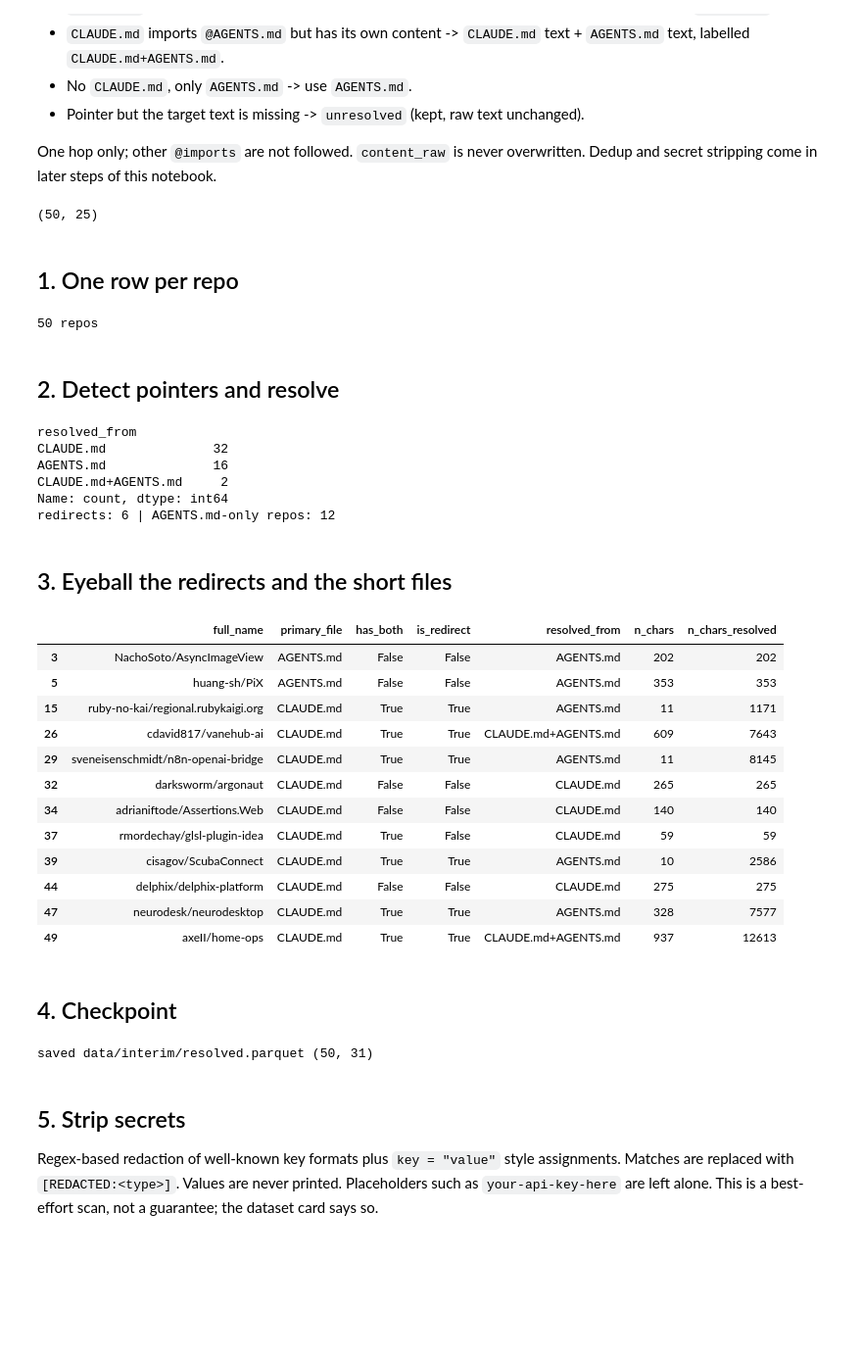
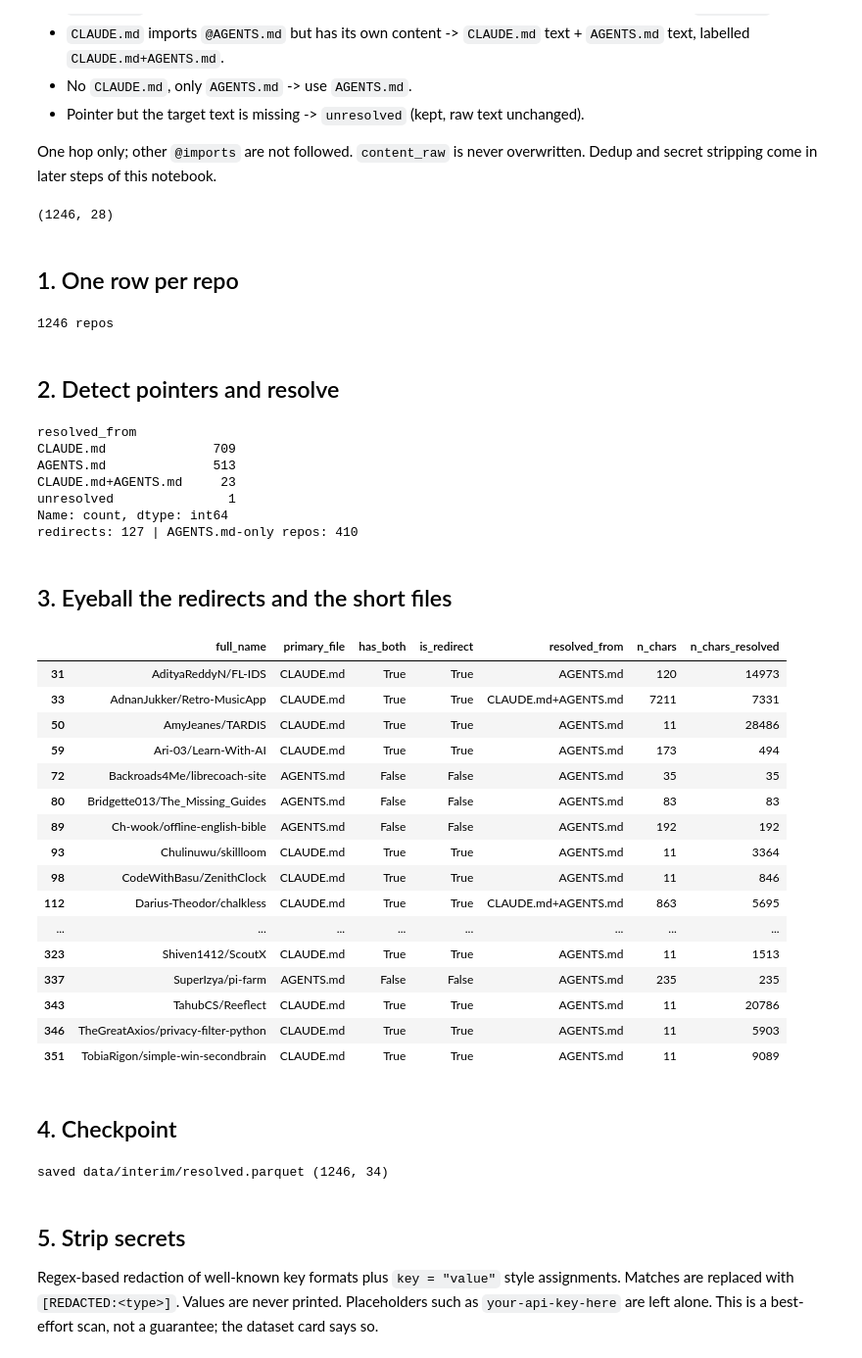
Before and after one commit to TheArnavBatra/claude-md-study, a Jupyter notebook: 02_clean.ipynb, the cells around one changed output. Shown at 98% size. Drawn from its saved outputs; the diff is of its cells as text; code cells hidden in the pictures; blank space fills up the shorter version.

```diff
--- a/02_clean.ipynb
+++ b/02_clean.ipynb
@@ -10,11 +10,11 @@ The unit is the **repo**. Each repo gets one `content_resolved` and a `resolved_
 
 One hop only; other `@imports` are not followed. `content_raw` is never overwritten. Dedup and secret stripping come in later steps of this notebook.
 # %%
-import re
+import os, re
 from pathlib import Path
 import pandas as pd
 
-IN_PATH = Path("data/raw/pilot_50.parquet")
+IN_PATH = Path(os.environ.get("IN_PATH", "data/raw/full_1250.parquet"))
 OUT_PATH = Path("data/interim/resolved.parquet")
 POINTER_MAX_CHARS = 500          # a CLAUDE.md shorter than this that mentions AGENTS.md is treated as a pointer
 IMPORT_RE = re.compile(r"(^|\s)@\.?/?AGENTS\.md\b", re.I)
@@ -23,7 +23,7 @@ MENTION_RE = re.compile(r"AGENTS\.md", re.I)
 raw = pd.read_parquet(IN_PATH)
 print(raw.shape)
 # %% [output]
-(50, 25)
+(1246, 28)
 # %% [markdown]
 ## 1. One row per repo
 # %%
@@ -31,7 +31,7 @@ repos = raw.drop_duplicates("full_name").copy()    # one row per repo; claude_te
 repos["claude_symlink_to_agents"] = repos["claude_symlink_target"].fillna("").str.contains("AGENTS.md", case=False)
 print(len(repos), "repos")
 # %% [output]
-50 repos
+1246 repos
 # %% [markdown]
 ## 2. Detect pointers and resolve
 # %%
@@ -58,30 +58,35 @@ print(repos["resolved_from"].value_counts())
 print("redirects:", repos["is_redirect"].sum(), "| AGENTS.md-only repos:", repos["no_claude_md"].sum())
 # %% [output]
 resolved_from
-CLAUDE.md              32
-AGENTS.md              16
-CLAUDE.md+AGENTS.md     2
+CLAUDE.md              709
+AGENTS.md              513
+CLAUDE.md+AGENTS.md     23
+unresolved               1
 Name: count, dtype: int64
-redirects: 6 | AGENTS.md-only repos: 12
+redirects: 127 | AGENTS.md-only repos: 410
 # %% [markdown]
 ## 3. Eyeball the redirects and the short files
 # %%
 repos.loc[repos.is_redirect | (repos.n_chars_resolved < 400),
-          ["full_name", "primary_file", "has_both", "is_redirect", "resolved_from", "n_chars", "n_chars_resolved"]]
+          ["full_name", "primary_file", "has_both", "is_redirect", "resolved_from", "n_chars", "n_chars_resolved"]].head(40)
 # %% [output]
 |  | full_name | primary_file | has_both | is_redirect | resolved_from | n_chars | n_chars_resolved |
-| 3 | NachoSoto/AsyncImageView | AGENTS.md | False | False | AGENTS.md | 202 | 202 |
-| 5 | huang-sh/PiX | AGENTS.md | False | False | AGENTS.md | 353 | 353 |
-| 15 | ruby-no-kai/regional.rubykaigi.org | CLAUDE.md | True | True | AGENTS.md | 11 | 1171 |
-| 26 | cdavid817/vanehub-ai | CLAUDE.md | True | True | CLAUDE.md+AGENTS.md | 609 | 7643 |
-| 29 | sveneisenschmidt/n8n-openai-bridge | CLAUDE.md | True | True | AGENTS.md | 11 | 8145 |
-| 32 | darksworm/argonaut | CLAUDE.md | False | False | CLAUDE.md | 265 | 265 |
-| 34 | adrianiftode/Assertions.Web | CLAUDE.md | False | False | CLAUDE.md | 140 | 140 |
-| 37 | rmordechay/glsl-plugin-idea | CLAUDE.md | True | False | CLAUDE.md | 59 | 59 |
-| 39 | cisagov/ScubaConnect | CLAUDE.md | True | True | AGENTS.md | 10 | 2586 |
-| 44 | delphix/delphix-platform | CLAUDE.md | False | False | CLAUDE.md | 275 | 275 |
-| 47 | neurodesk/neurodesktop | CLAUDE.md | True | True | AGENTS.md | 328 | 7577 |
-| 49 | axeII/home-ops | CLAUDE.md | True | True | CLAUDE.md+AGENTS.md | 937 | 12613 |
+| 31 | AdityaReddyN/FL-IDS | CLAUDE.md | True | True | AGENTS.md | 120 | 14973 |
+| 33 | AdnanJukker/Retro-MusicApp | CLAUDE.md | True | True | CLAUDE.md+AGENTS.md | 7211 | 7331 |
+| 50 | AmyJeanes/TARDIS | CLAUDE.md | True | True | AGENTS.md | 11 | 28486 |
+| 59 | Ari-03/Learn-With-AI | CLAUDE.md | True | True | AGENTS.md | 173 | 494 |
+| 72 | Backroads4Me/librecoach-site | AGENTS.md | False | False | AGENTS.md | 35 | 35 |
+| 80 | Bridgette013/The_Missing_Guides | AGENTS.md | False | False | AGENTS.md | 83 | 83 |
+| 89 | Ch-wook/offline-english-bible | AGENTS.md | False | False | AGENTS.md | 192 | 192 |
+| 93 | Chulinuwu/skillloom | CLAUDE.md | True | True | AGENTS.md | 11 | 3364 |
+| 98 | CodeWithBasu/ZenithClock | CLAUDE.md | True | True | AGENTS.md | 11 | 846 |
+| 112 | Darius-Theodor/chalkless | CLAUDE.md | True | True | CLAUDE.md+AGENTS.md | 863 | 5695 |
+| ... | ... | ... | ... | ... | ... | ... | ... |
+| 323 | Shiven1412/ScoutX | CLAUDE.md | True | True | AGENTS.md | 11 | 1513 |
+| 337 | SuperIzya/pi-farm | AGENTS.md | False | False | AGENTS.md | 235 | 235 |
+| 343 | TahubCS/Reeflect | CLAUDE.md | True | True | AGENTS.md | 11 | 20786 |
+| 346 | TheGreatAxios/privacy-filter-python | CLAUDE.md | True | True | AGENTS.md | 11 | 5903 |
+| 351 | TobiaRigon/simple-win-secondbrain | CLAUDE.md | True | True | AGENTS.md | 11 | 9089 |
 # %% [markdown]
 ## 4. Checkpoint
 # %%
@@ -89,7 +94,7 @@ OUT_PATH.parent.mkdir(parents=True, exist_ok=True)
 repos.drop(columns=["claude_text", "agents_text"]).to_parquet(OUT_PATH, index=False)
 print("saved", OUT_PATH, repos.shape)
 # %% [output]
-saved data/interim/resolved.parquet (50, 31)
+saved data/interim/resolved.parquet (1246, 34)
 # %% [markdown]
 ## 5. Strip secrets
 Regex-based redaction of well-known key formats plus `key = "value"` style assignments. Matches are replaced with `[REDACTED:<type>]`. Values are never printed. Placeholders such as `your-api-key-here` are left alone. This is a best-effort scan, not a guarantee; the dataset card says so.
```
Also changed, not shown: parts of 5 cells of this notebook, 1 other file.
